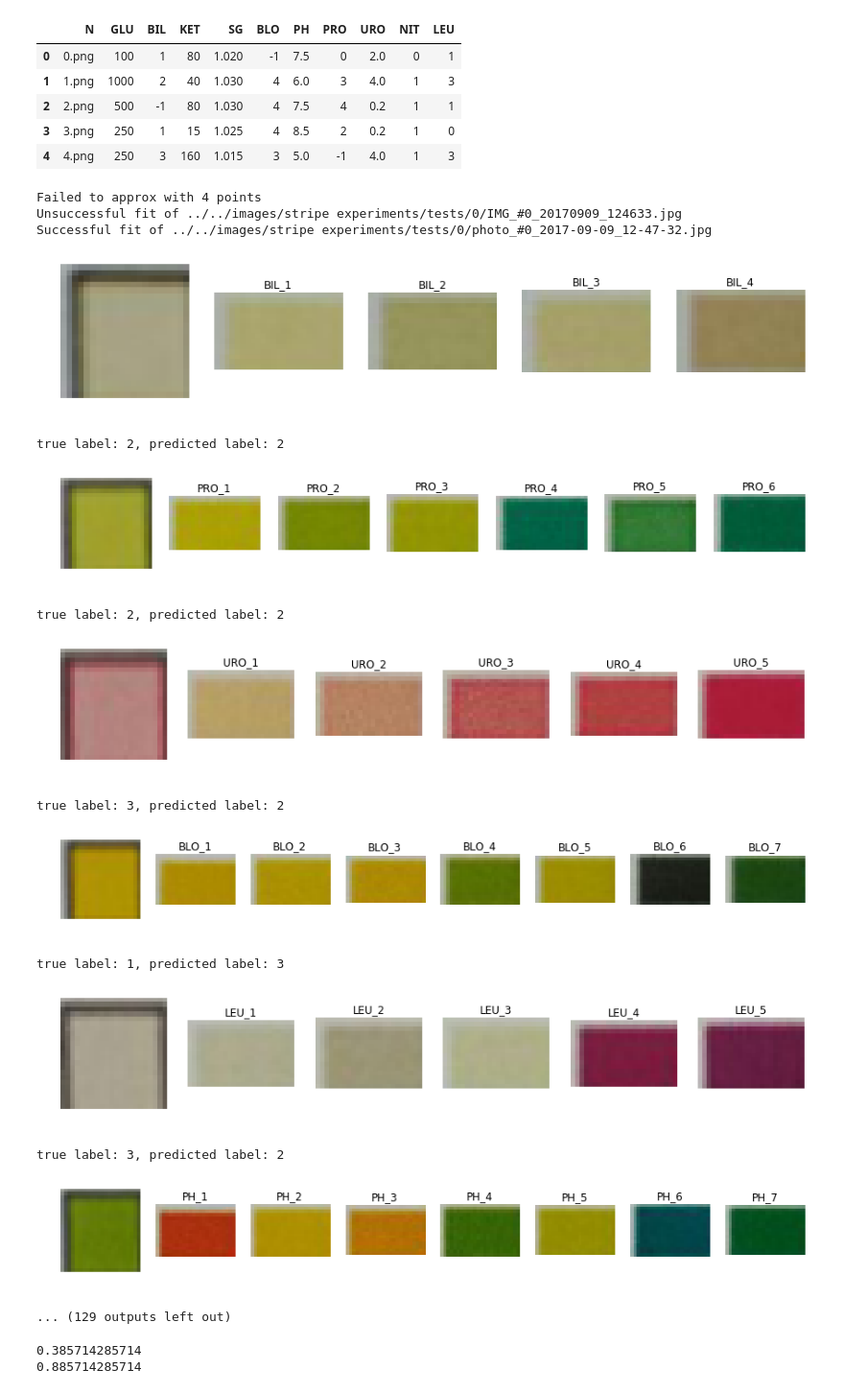
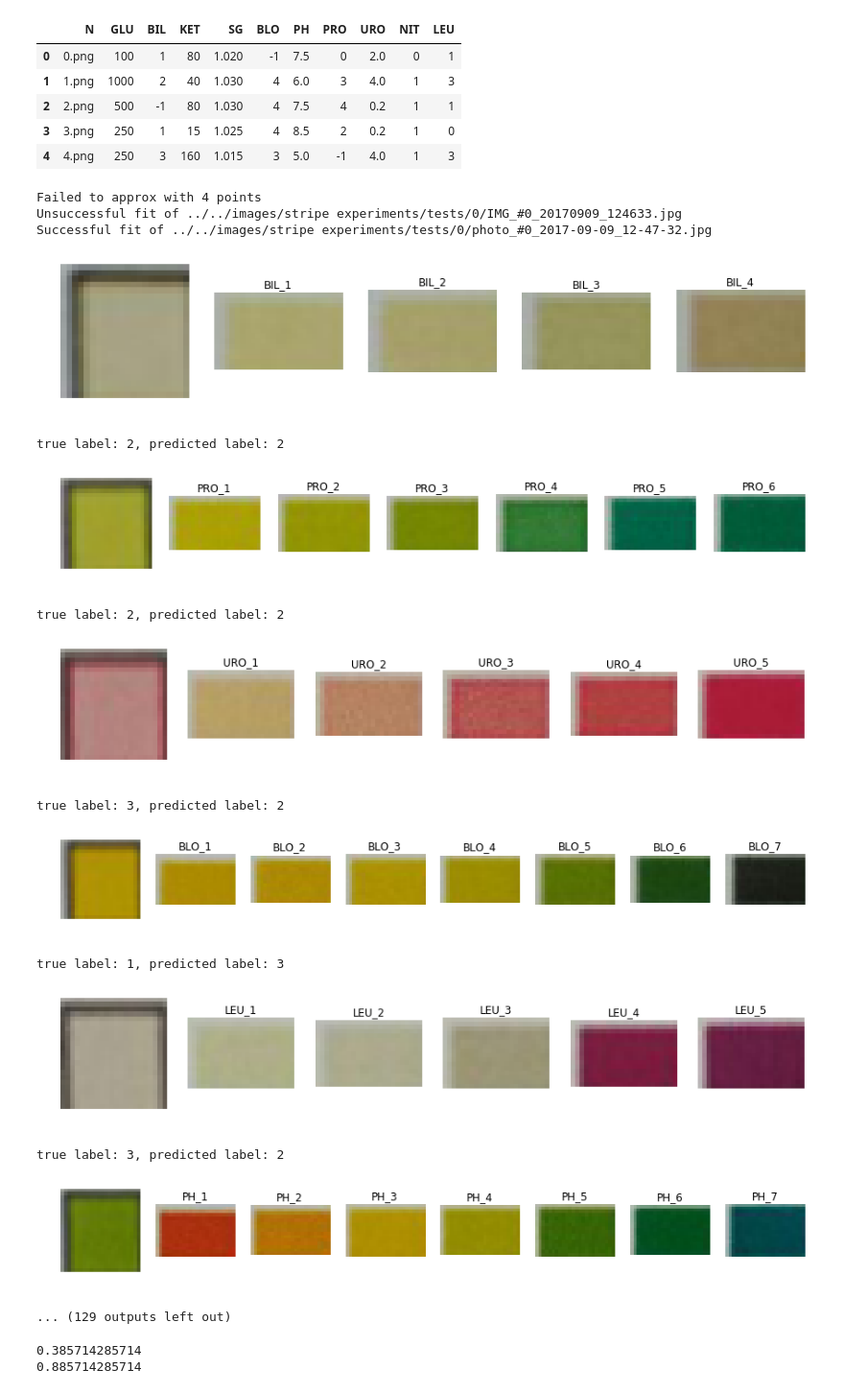
Before and after one commit to lysukhin/urinalysis, a Jupyter notebook: scripts/notebooks/evaluation.ipynb, the cells around one changed output. Shown at 96% size. Drawn from its saved outputs; the diff is of its cells as text; code cells hidden in the pictures.

```diff
--- a/scripts/notebooks/evaluation.ipynb
+++ b/scripts/notebooks/evaluation.ipynb
@@ -105,37 +105,37 @@ for image_name in glob.glob("../../images/stripe experiments/tests/0/*.*"):
                 train.update({key_train: image_train})
 #         print key_test, train.keys()
 
         plt.figure(figsize=(15, 4))
         plt.subplot(1, len(train) + 1, 1)
         plt.axis('off')
         plt.imshow(image_test)
         for j, key in enumerate(sorted(train.keys())):
             plt.subplot(1, len(train) + 1, j + 2)
             plt.axis('off')
             plt.title(key)
-            plt.imshow(train.items()[j][1])
+            plt.imshow(train[key])
         plt.show()
         y_pred, y_prob = neighbours.one_nearest_neighbor(train, image_test, get_distance=get_weighted_manhattan_distance_custom, return_probabilities=True, verbose=False)
         y_pred = int(y_pred[-1])
         y_true = targets_dict[key_test].index(data[key_test][number]) + 1
         results_hard.append(y_pred == y_true)
         results_soft.append(abs(y_pred - y_true) <= 1)
         print "true label: {}, predicted label: {}".format(y_true, y_pred)
 # %% [output]
 Failed to approx with 4 points
 Unsuccessful fit of ../../images/stripe experiments/tests/0/IMG_#0_20170909_124633.jpg
 Successful fit of ../../images/stripe experiments/tests/0/photo_#0_2017-09-09_12-47-32.jpg
 [figure]
 true label: 2, predicted label: 2
-[figure, old version]
+[figure, new version]
 true label: 2, predicted label: 2
 [figure]
 true label: 3, predicted label: 2
-[figure, old version]
+[figure, new version]
 true label: 1, predicted label: 3
 [figure]
 true label: 3, predicted label: 2
-[figure, old version]
+[figure, new version]
 ... (129 outputs left out)
 # %%
 print np.mean(results_hard)
```
